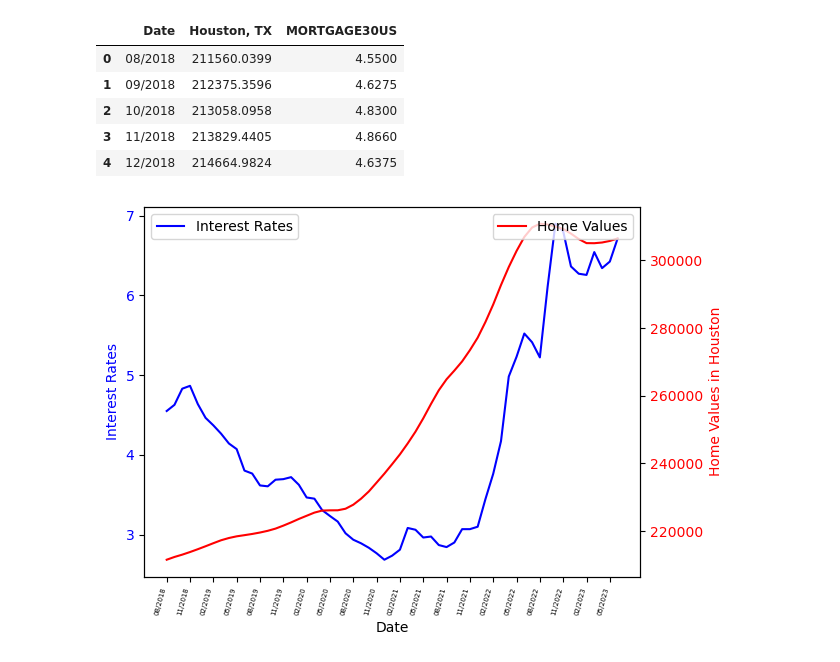
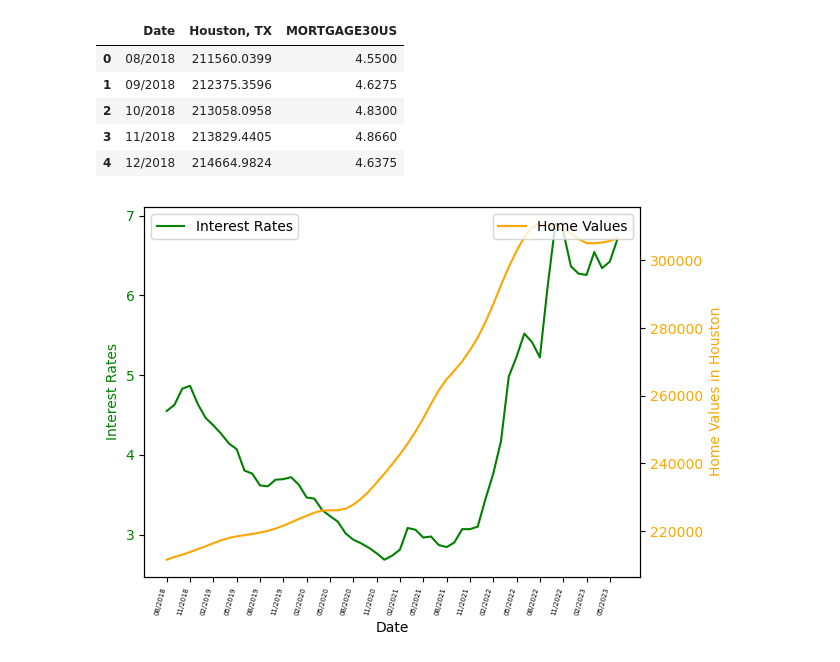
Before and after one commit to miguelmolinaa/Realstate_Project, a Jupyter notebook: Chelsea/ChelseaCode_ResearchRealEstateMarket.ipynb, the cells around one changed output. Cells and saved outputs as stored; diff of their text form; code cells hidden in the pictures.

Commit message:
updated graph colors

```diff
--- a/Chelsea/ChelseaCode_ResearchRealEstateMarket.ipynb
+++ b/Chelsea/ChelseaCode_ResearchRealEstateMarket.ipynb
@@ -153,35 +153,34 @@ merged_df.head()
 | 3 | 11/2018 | 213829.4405 | 4.8660 |
 | 4 | 12/2018 | 214664.9824 | 4.6375 |
 # %%
-
 fig, ax1 = plt.subplots()
 
-# Plots the interest rates on the primary y-axis
-ax1.plot(merged_df["Date"], merged_df["MORTGAGE30US"], color='b', label="Interest Rates")
+# Plots the interest rates on the primary y-axis in a lighter blue color
+ax1.plot(merged_df["Date"], merged_df["MORTGAGE30US"], color='green', label="Interest Rates")
 ax1.set_xlabel("Date")
-ax1.set_ylabel("Interest Rates", color='b')
-ax1.tick_params(axis='y', labelcolor='b')
+ax1.set_ylabel("Interest Rates", color='green')
+ax1.tick_params(axis='y', labelcolor='green')
 
 # Sets the tick positions and labels for the x-axis
-tick_positions = range(0, len(merged_df["Date"]), 3)  # Assuming you want ticks every 30 days
+tick_positions = range(0, len(merged_df["Date"]), 3)  # Assuming you want ticks every 3 days
 tick_labels = merged_df["Date"].iloc[tick_positions]
 ax1.set_xticks(tick_positions)
 ax1.set_xticklabels(tick_labels, rotation=75, ha="right", fontsize=5)
 
 # Creates a secondary y-axis
+
+# Plots the Houston, TX data on the secondary y-axis as a line plot in a nice orange color
 ax2 = ax1.twinx()
-
-# Plots the Houston, TX data on the secondary y-axis as a line plot
-ax2.plot(merged_df["Date"], merged_df["Houston, TX"], color='r', label="Home Values")
+ax2.plot(merged_df["Date"], merged_df["Houston, TX"], color='orange', label="Home Values")
 
 # Sets the label for the secondary y-axis
-ax2.set_ylabel("Home Values in Houston", color='r')
-ax2.tick_params(axis='y', labelcolor='r')
+ax2.set_ylabel("Home Values in Houston", color='orange')
+ax2.tick_params(axis='y', labelcolor='orange')
 
 # Displays the legend for both plots
 ax1.legend(loc='upper left')
 ax2.legend(loc='upper right')
 
 plt.show()
 # %% [output]
-[figure, old version]
+[figure, new version]
```
